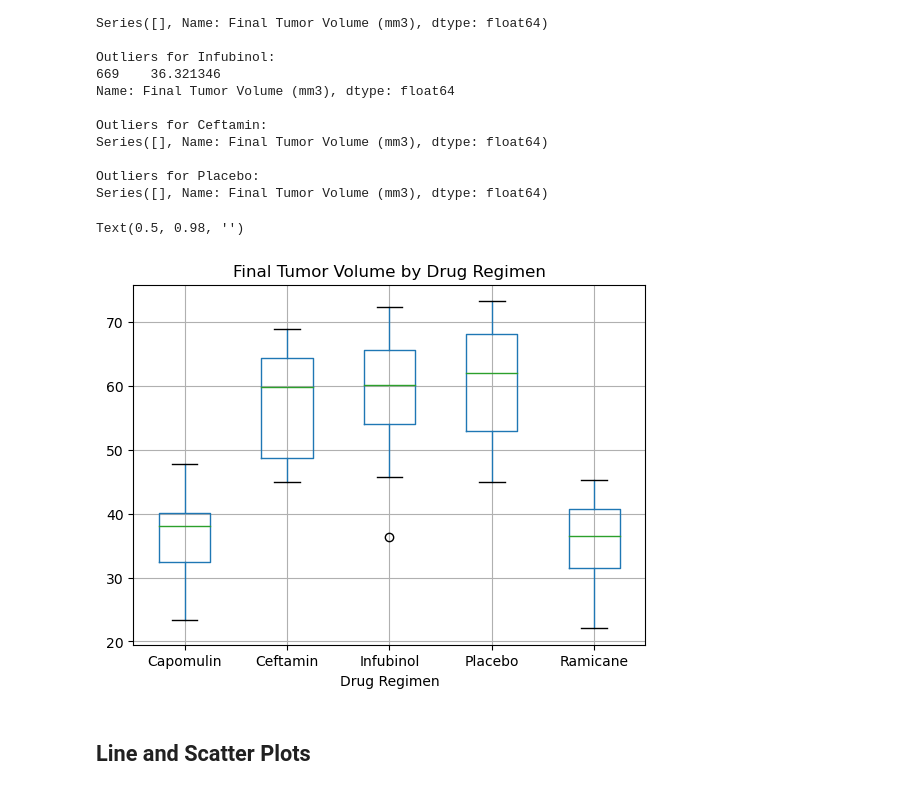
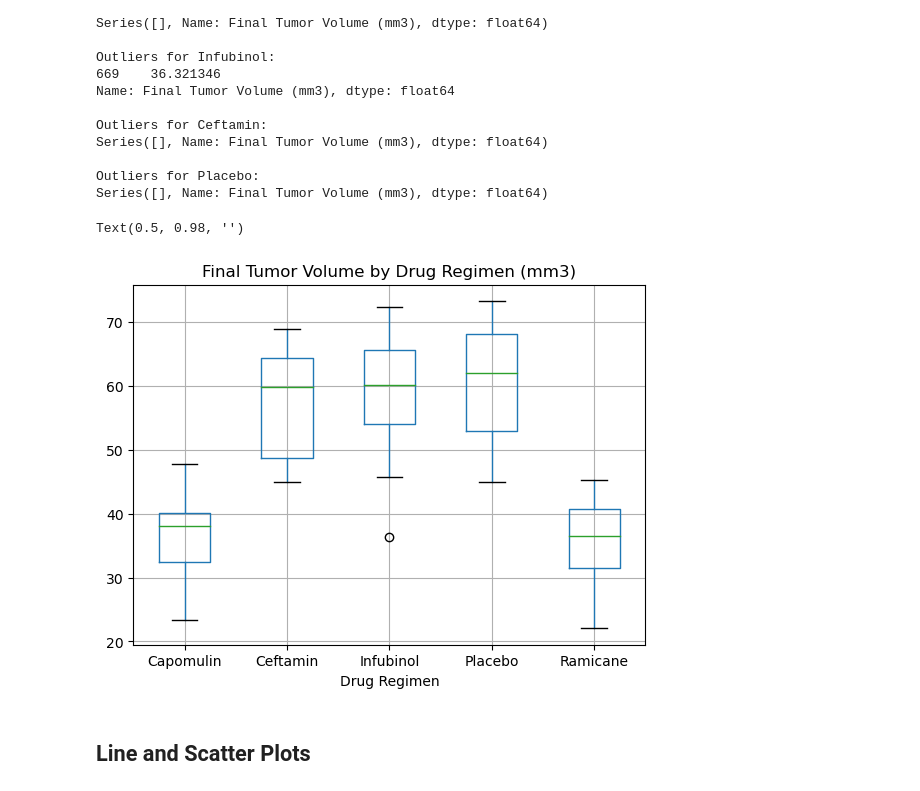
Before and after one commit to mascee/Challenge-5-Pymaceuticals, a Jupyter notebook: Challenge5_Pymaceuticals.ipynb, the cells around one changed output. Cells and saved outputs as stored; diff of their text form; code cells hidden in the pictures.

```diff
--- a/Challenge5_Pymaceuticals.ipynb
+++ b/Challenge5_Pymaceuticals.ipynb
@@ -362,14 +366,14 @@ Series([], Name: Final Tumor Volume (mm3), dtype: float64)
 # %%
 # Generate a box plot that shows the distribution of the tumor volume for each treatment group.
 #Boxplot for final_tumor_volume
 
 final_tumor_volume.boxplot(by="Drug Regimen", column="Final Tumor Volume (mm3)")
 
-plt.title("Final Tumor Volume by Drug Regimen")
+plt.title("Final Tumor Volume by Drug Regimen (mm3)")
 plt.suptitle('')
 # %% [output]
 Text(0.5, 0.98, '')
-[figure, old version]
+[figure, new version]
 # %% [markdown]
 ## Line and Scatter Plots
 # %%
```
Also changed, not shown: parts of 1 cell of this notebook.
